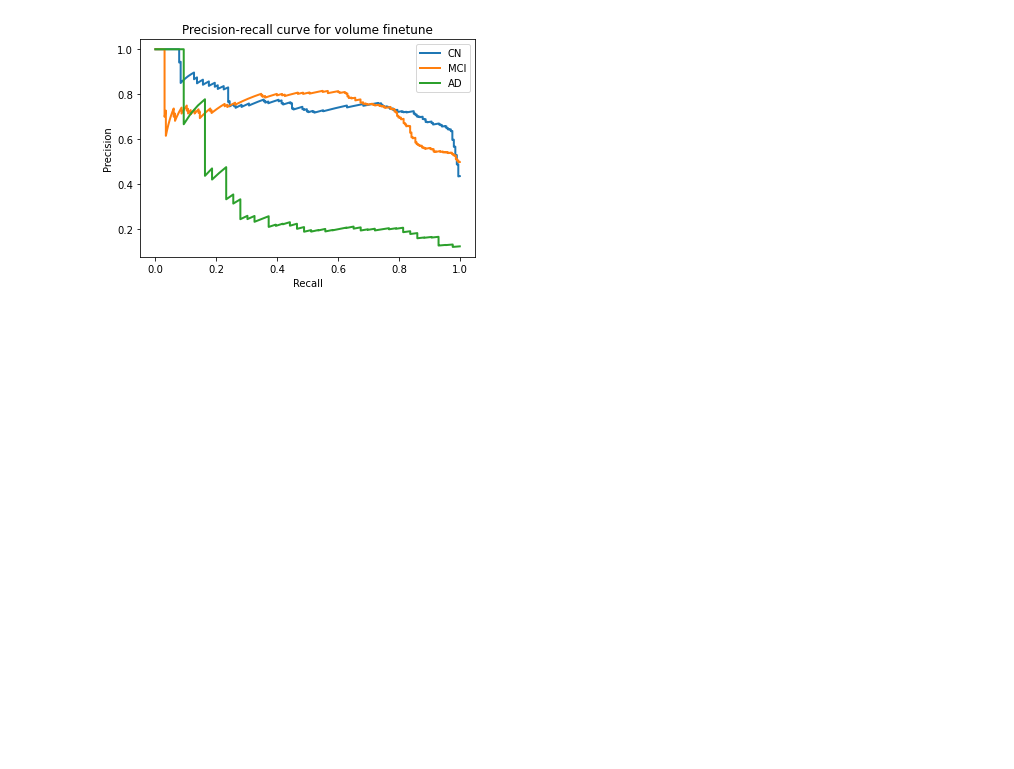
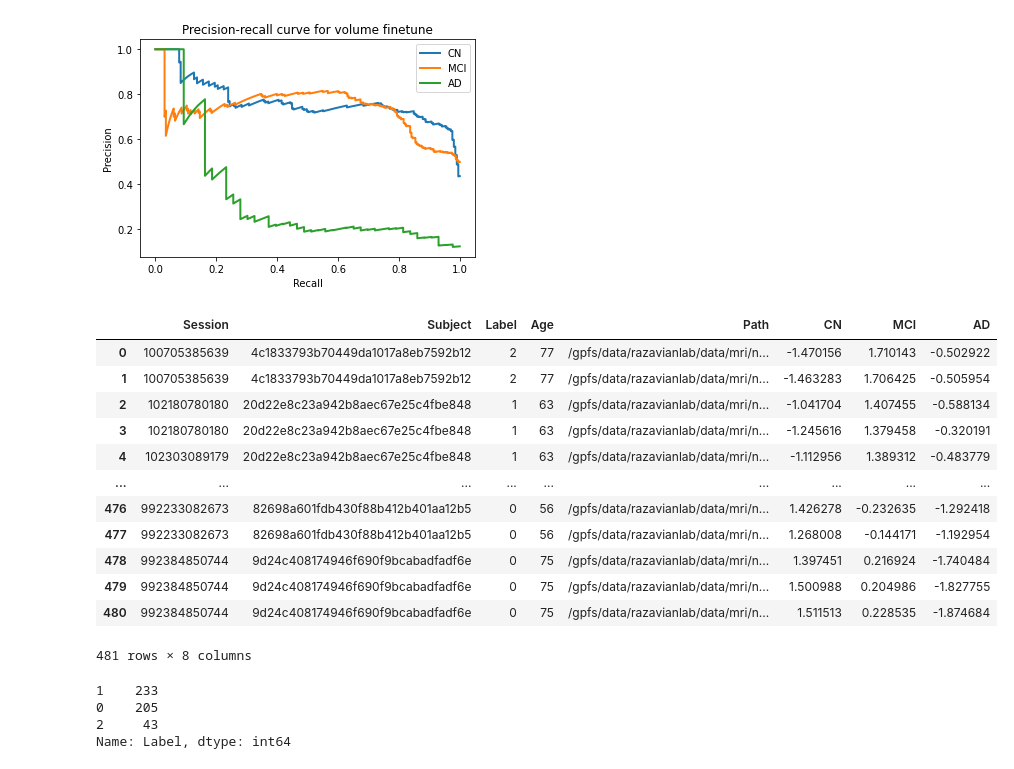
Before and after one commit to jackatcl/DL_for_Dementia, a Jupyter notebook: experiments/20211102/test.ipynb, the cells around one changed output. Drawn from its saved outputs; the diff is of its cells as text; code cells hidden in the pictures; blank space fills up the shorter version.

```diff
--- a/experiments/20211102/test.ipynb
+++ b/experiments/20211102/test.ipynb
@@ -144,3 +146,29 @@ file_name = '/gpfs/home/lc3424/capstone/2021_dementia/lc3424_workspace/experimen
 pr_curve_aggregate(file_name)
 # %% [output]
 [figure]
+# %%
+inp = pickle.load(open(file_name, 'rb'))
+# inp['out'] = softmax(inp['out'], axis=1)
+df2 = pd.concat([inp['res'], pd.DataFrame(inp['out'], columns=['CN', 'MCI', 'AD'])], axis=1)
+df2
+# %% [output]
+|  | Session | Subject | Label | Age | Path | CN | MCI | AD |
+| 0 | 100705385639 | 4c1833793b70449da1017a8eb7592b12 | 2 | 77 | /gpfs/data/razavianlab/data/mri/n... | -1.470156 | 1.710143 | -0.502922 |
+| 1 | 100705385639 | 4c1833793b70449da1017a8eb7592b12 | 2 | 77 | /gpfs/data/razavianlab/data/mri/n... | -1.463283 | 1.706425 | -0.505954 |
+| 2 | 102180780180 | 20d22e8c23a942b8aec67e25c4fbe848 | 1 | 63 | /gpfs/data/razavianlab/data/mri/n... | -1.041704 | 1.407455 | -0.588134 |
+| 3 | 102180780180 | 20d22e8c23a942b8aec67e25c4fbe848 | 1 | 63 | /gpfs/data/razavianlab/data/mri/n... | -1.245616 | 1.379458 | -0.320191 |
+| 4 | 102303089179 | 20d22e8c23a942b8aec67e25c4fbe848 | 1 | 63 | /gpfs/data/razavianlab/data/mri/n... | -1.112956 | 1.389312 | -0.483779 |
+| ... | ... | ... | ... | ... | ... | ... | ... | ... |
+| 476 | 992233082673 | 82698a601fdb430f88b412b401aa12b5 | 0 | 56 | /gpfs/data/razavianlab/data/mri/n... | 1.426278 | -0.232635 | -1.292418 |
+| 477 | 992233082673 | 82698a601fdb430f88b412b401aa12b5 | 0 | 56 | /gpfs/data/razavianlab/data/mri/n... | 1.268008 | -0.144171 | -1.192954 |
+| 478 | 992384850744 | 9d24c408174946f690f9bcabadfadf6e | 0 | 75 | /gpfs/data/razavianlab/data/mri/n... | 1.397451 | 0.216924 | -1.740484 |
+| 479 | 992384850744 | 9d24c408174946f690f9bcabadfadf6e | 0 | 75 | /gpfs/data/razavianlab/data/mri/n... | 1.500988 | 0.204986 | -1.827755 |
+| 480 | 992384850744 | 9d24c408174946f690f9bcabadfadf6e | 0 | 75 | /gpfs/data/razavianlab/data/mri/n... | 1.511513 | 0.228535 | -1.874684 |
+481 rows × 8 columns
+# %%
+df2.Label.value_counts()
+# %% [output]
+1    233
+0    205
+2     43
+Name: Label, dtype: int64
```
Also changed, not shown: parts of 1 cell of this notebook.
